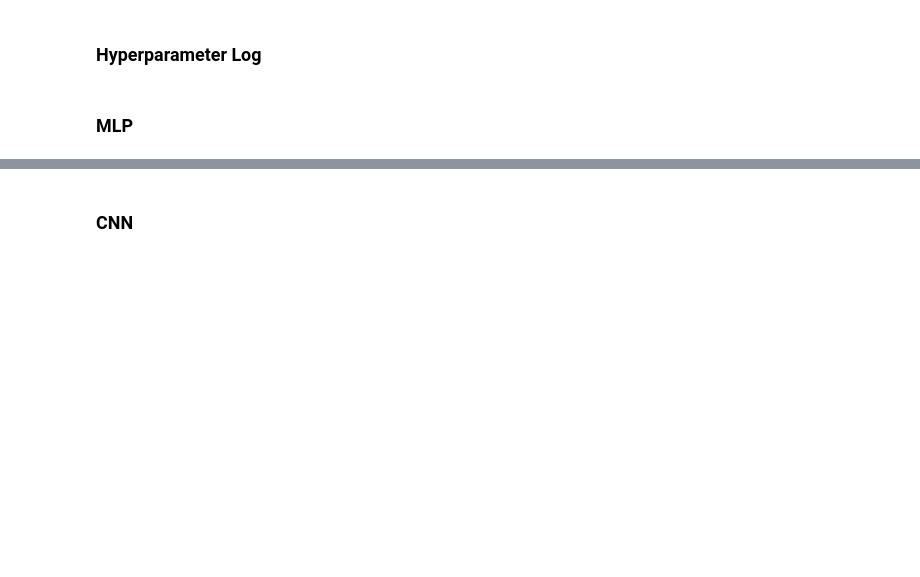
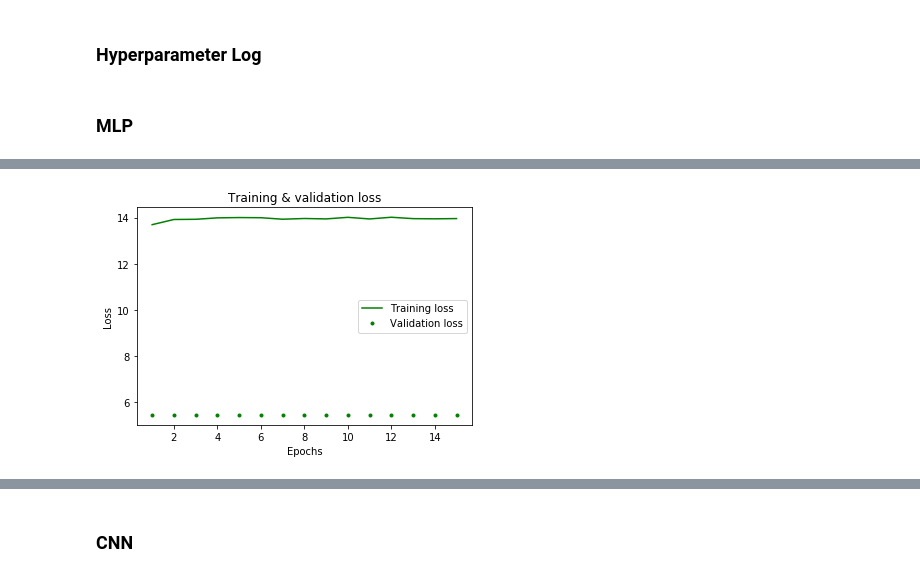
Before and after one commit to paulinaczheng/chest_xrays, a Jupyter notebook: Workflow.ipynb, the cells around one changed output, grey strips where cells are left out. Saved outputs shown, nothing was run; the diff lists cells and outputs as text; code cells hidden in the pictures; blank space fills up the shorter version.

```diff
--- a/Workflow.ipynb
+++ b/Workflow.ipynb
@@ -390,6 +383,8 @@ for X_batch, y_batch in datagen.flow(x_minority, y_train, batch_size=9):
 # %% [markdown]
 ## Balancing class weights
 # %%
-class_weight = class_weight.compute_class_weight('balanced', np.unique(y), y)
-print(class_weight)
+from sklearn.utils import class_weight
+class_weights = class_weight.compute_class_weight('balanced', np.unique(y), y)
+class_weights = dict(enumerate(class_weights))
+class_weights
 # %% [output]
@@ -419,0 +580,3 @@ history = model.fit(X_train, y_train, epochs=epochs, batch_size=batch_size, verb
+# %%
+tbcallback = keras.callbacks.TensorBoard(log_dir='./logs', histogram_freq=0, batch_size=32,
+                                         write_graph=True, write_images=True)
@@ -419,0 +601,15 @@ history = model.fit(X_train, y_train, epochs=epochs, batch_size=batch_size, verb
+# %%
+model = Sequential()
+model.add(Dense(100, input_dim=49152, activation=activation))
+model.add(Dropout(0.3))
+model.add(Dense(25, activation=activation))
+model.add(Dropout(0.3))
+model.add(Dense(25, activation=activation))
+model.add(Dropout(0.3))
+model.add(Dense(25, activation=activation))
+model.add(Dropout(0.3))
+model.add(Dense(10, activation=activation))
+model.add(Dropout(0.3))
+model.add(Dense(8, activation=out_activation))
+model.compile(loss=loss, optimizer=optimizer, metrics=['accuracy'])
+history = model.fit(X_train_reshape, y_train, epochs=15, batch_size=batch_size, class_weight = class_weights, verbose=1, validation_data=(X_test_reshape, y_test), callbacks=[tbcallback])
@@ -419,0 +642,20 @@ history = model.fit(X_train, y_train, epochs=epochs, batch_size=batch_size, verb
+# %%
+val_dict = history.history
+# %%
+plt.clf()
+
+import matplotlib.pyplot as plt
+loss_values = val_dict['loss']
+val_loss_values = val_dict['val_loss']
+
+epochs = range(1, len(loss_values) + 1)
+plt.plot(epochs, loss_values, 'g', label='Training loss')
+plt.plot(epochs, val_loss_values, 'g.', label='Validation loss')
+
+plt.title('Training & validation loss')
+plt.xlabel('Epochs')
+plt.ylabel('Loss')
+plt.legend()
+plt.show()
+# %% [output]
+[figure, added]
```
Also changed, not shown: parts of 62 cells of this notebook, 2 other files.
